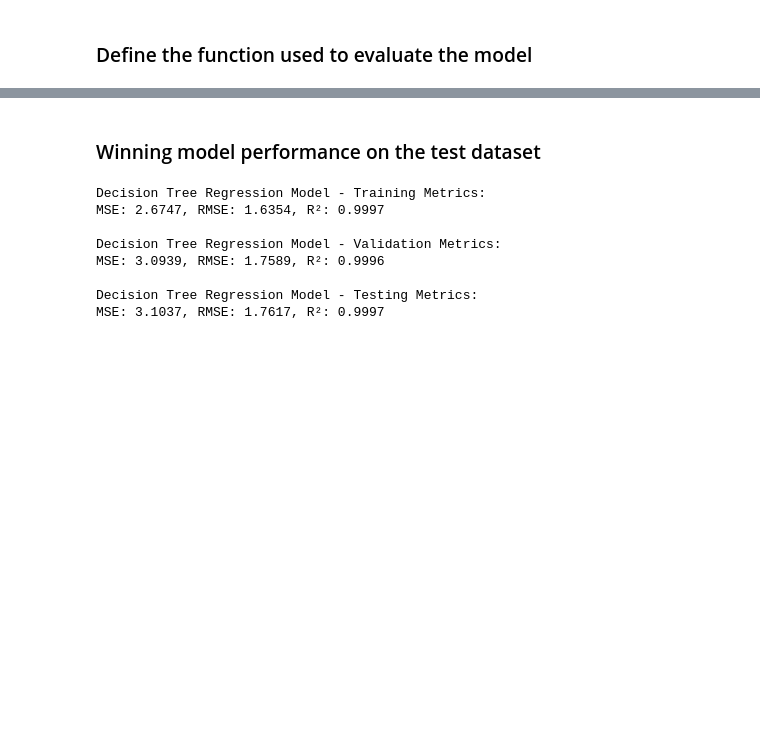
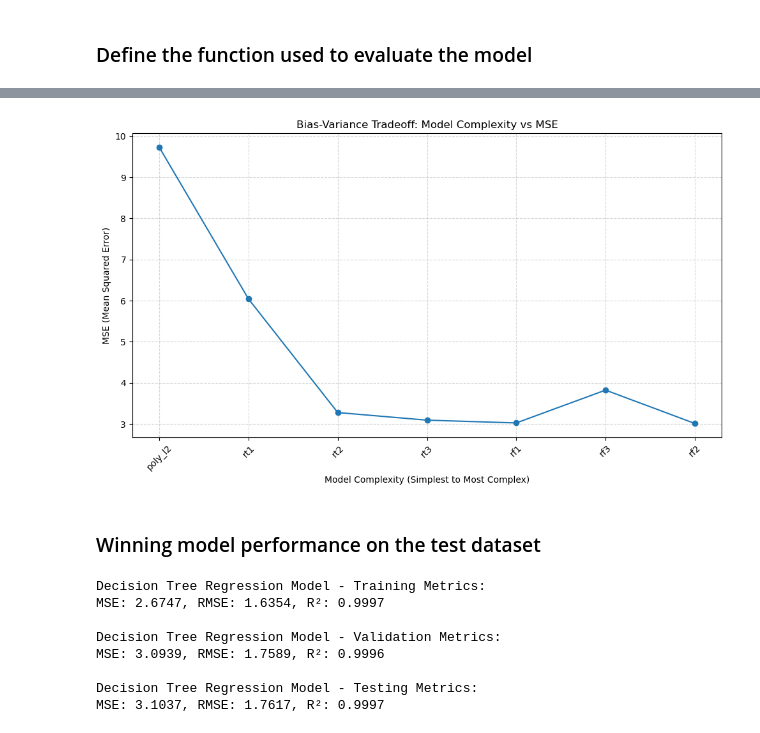
Before and after one commit to carrieyxia/ADAN8888.01_Fall_24_Applied_Analytics_Project, a Jupyter notebook: notebooks/week9_notebook.ipynb, the cells around one changed output, grey strips where cells are left out. Cells and saved outputs as stored; diff of their text form; code cells hidden in the pictures; blank space fills up the shorter version.

```diff
--- a/notebooks/week9_notebook.ipynb
+++ b/notebooks/week9_notebook.ipynb
@@ -190,3 +206,16 @@ plt.show()
+# %%
+df_filtered = df_filtered[df_filtered['model_complexity'] > 5]
+plt.figure(figsize=(10, 6))
+plt.plot(df_filtered['model_complexity'], df_filtered['MSE'], marker='o', linestyle='-')
+plt.xticks(df_filtered['model_complexity'], df_filtered['model_name'], rotation=45)
+plt.xlabel('Model Complexity (Simplest to Most Complex)')
+plt.ylabel('MSE (Mean Squared Error)')
+plt.title('Bias-Variance Tradeoff: Model Complexity vs MSE')
+plt.grid(visible=True, linestyle='--', alpha=0.5)
+plt.tight_layout()
+plt.show()
+# %% [output]
+[figure, added]
 # %% [markdown]
 ### Winning model performance on the test dataset
 # %%
```
Also changed, not shown: parts of 11 cells of this notebook.
